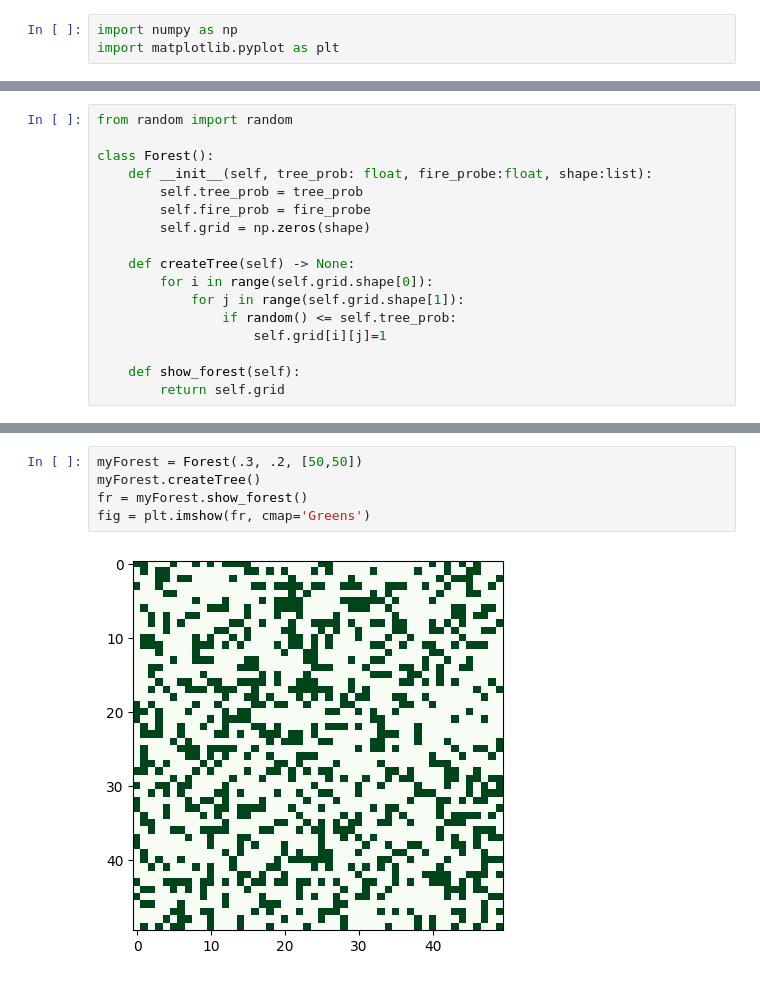
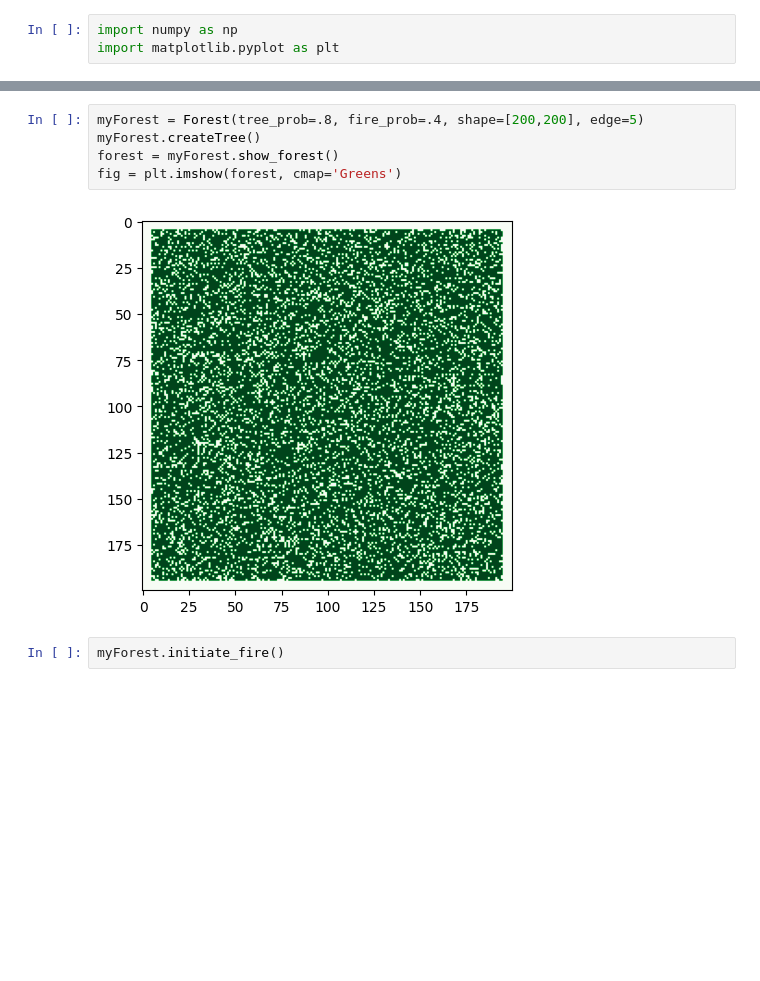
Before and after one commit to PetrusAriaa/modeling-and-simulation-project, a Jupyter notebook: burning_forest.ipynb, the cells around one changed output, grey strips where cells are left out. Cells and saved outputs as stored; diff of their text form; blank space fills up the shorter version.

```diff
--- a/burning_forest.ipynb
+++ b/burning_forest.ipynb
@@ -6,17 +3,0 @@ import matplotlib.pyplot as plt
-# %%
-from random import random
-
-class Forest():
-    def __init__(self, tree_prob: float, fire_probe:float, shape:list):
-        self.tree_prob = tree_prob
-        self.fire_prob = fire_probe
-        self.grid = np.zeros(shape)
-
-    def createTree(self) -> None:
-        for i in range(self.grid.shape[0]):
-            for j in range(self.grid.shape[1]):
-                if random() <= self.tree_prob:
-                    self.grid[i][j]=1
-
-    def show_forest(self):
-        return self.grid
@@ -23,7 +64,9 @@ class Forest():
 # %%
-myForest = Forest(.3, .2, [50,50])
+myForest = Forest(tree_prob=.8, fire_prob=.4, shape=[200,200], edge=5)
 myForest.createTree()
-fr = myForest.show_forest()
-fig = plt.imshow(fr, cmap='Greens')
+forest = myForest.show_forest()
+fig = plt.imshow(forest, cmap='Greens')
 # %% [output]
-[figure, old version]
+[figure, new version]
+# %%
+myForest.initiate_fire()
```
Also changed, not shown: parts of 4 cells of this notebook.
